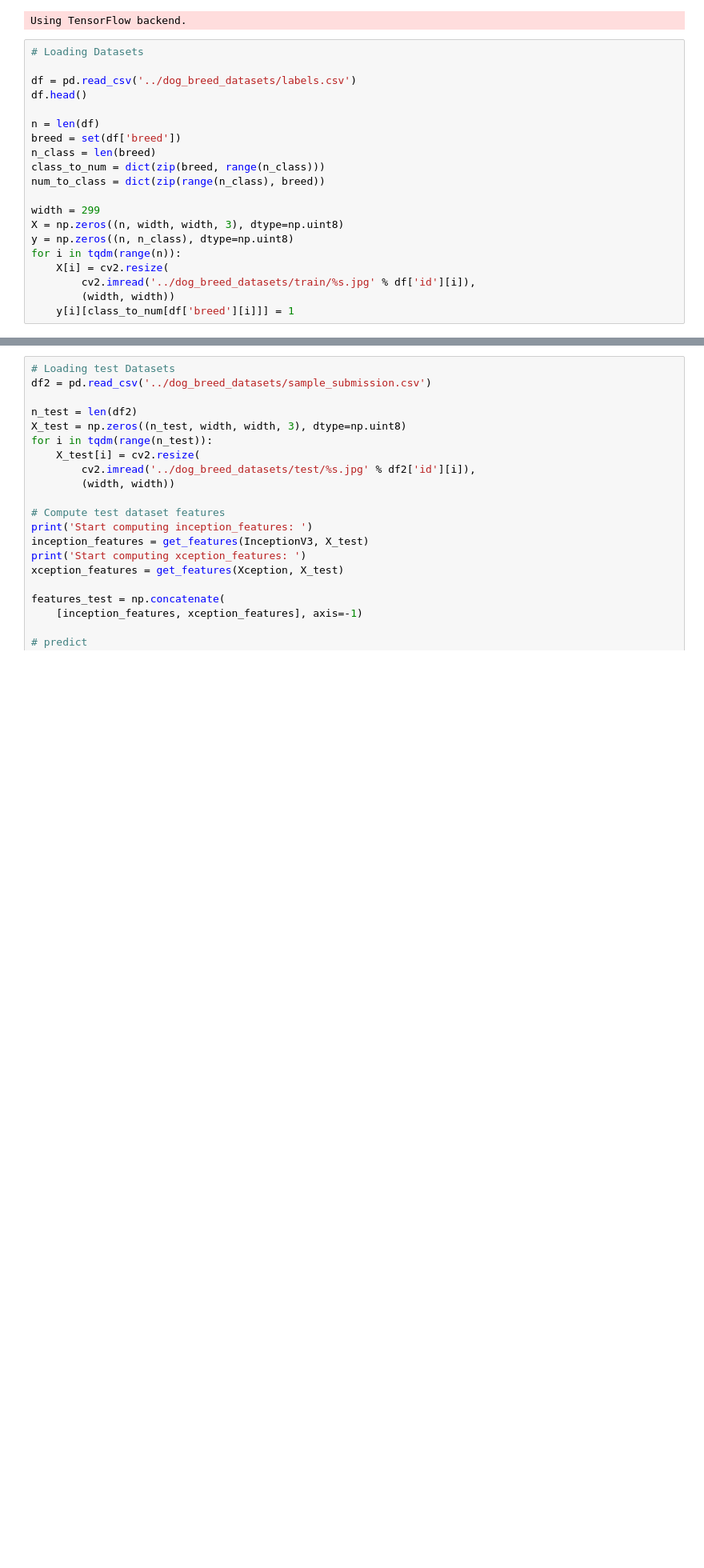
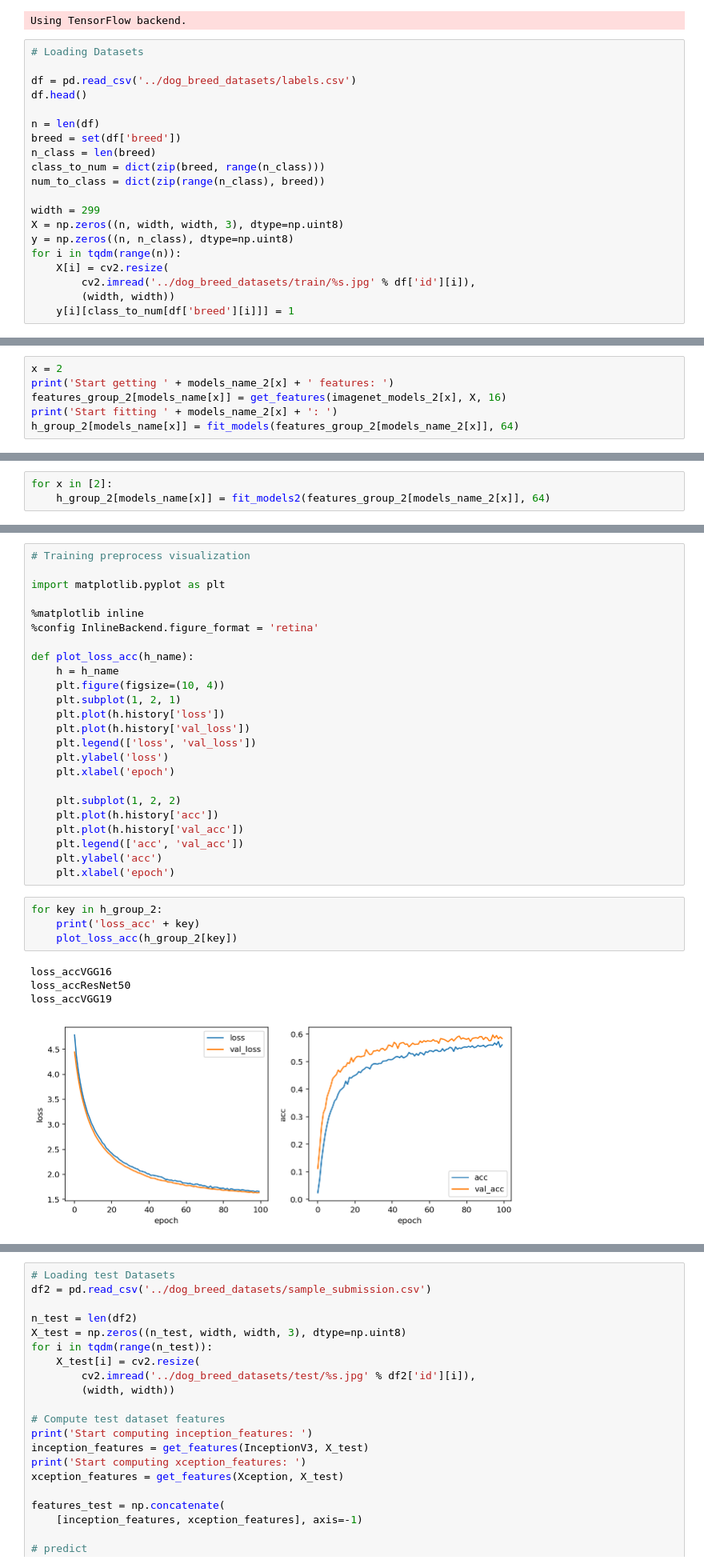
Before and after one commit to MinxZ/Dog-Breed-Identification, a Jupyter notebook: dog_breed.ipynb, the cells around one changed output, grey strips where cells are left out. Shown: that part at 80% size. Drawn from its saved outputs; the diff is of its cells as text; blank space fills up the shorter version.

```diff
--- a/dog_breed.ipynb
+++ b/dog_breed.ipynb
@@ -84,0 +132,6 @@ features.shape
+# %%
+x = 2
+print('Start getting ' + models_name_2[x] + ' features: ')
+features_group_2[models_name[x]] = get_features(imagenet_models_2[x], X, 16)
+print('Start fitting ' + models_name_2[x] + ': ')
+h_group_2[models_name[x]] = fit_models(features_group_2[models_name_2[x]], 64)
@@ -115,0 +171,3 @@ Epoch 10/10
+# %%
+for x in [2]:
+    h_group_2[models_name[x]] = fit_models2(features_group_2[models_name_2[x]], 64)
@@ -115,0 +193,33 @@ Epoch 10/10
+# %%
+# Training preprocess visualization
+
+import matplotlib.pyplot as plt
+
+%matplotlib inline
+%config InlineBackend.figure_format = 'retina'
+
+def plot_loss_acc(h_name):
+    h = h_name
+    plt.figure(figsize=(10, 4))
+    plt.subplot(1, 2, 1)
+    plt.plot(h.history['loss'])
+    plt.plot(h.history['val_loss'])
+    plt.legend(['loss', 'val_loss'])
+    plt.ylabel('loss')
+    plt.xlabel('epoch')
+
+    plt.subplot(1, 2, 2)
+    plt.plot(h.history['acc'])
+    plt.plot(h.history['val_acc'])
+    plt.legend(['acc', 'val_acc'])
+    plt.ylabel('acc')
+    plt.xlabel('epoch')
+# %%
+for key in h_group_2:
+    print('loss_acc' + key)
+    plot_loss_acc(h_group_2[key])
+# %% [output]
+loss_accVGG16
+loss_accResNet50
+loss_accVGG19
+[figure, added]
```
Also changed, not shown: parts of 10 cells of this notebook.
